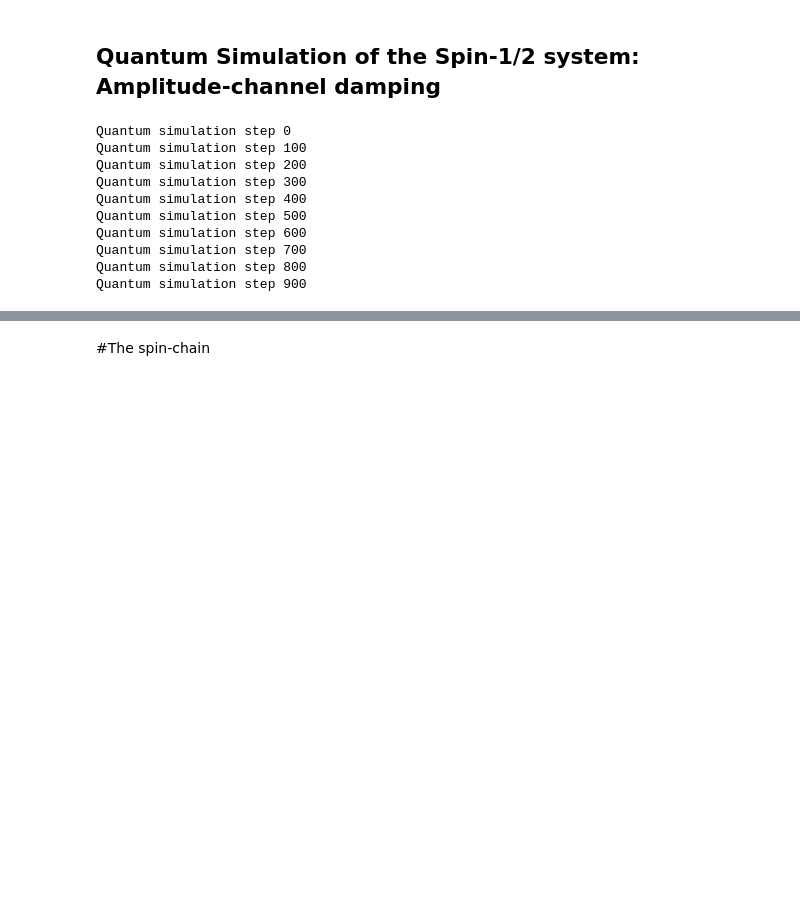
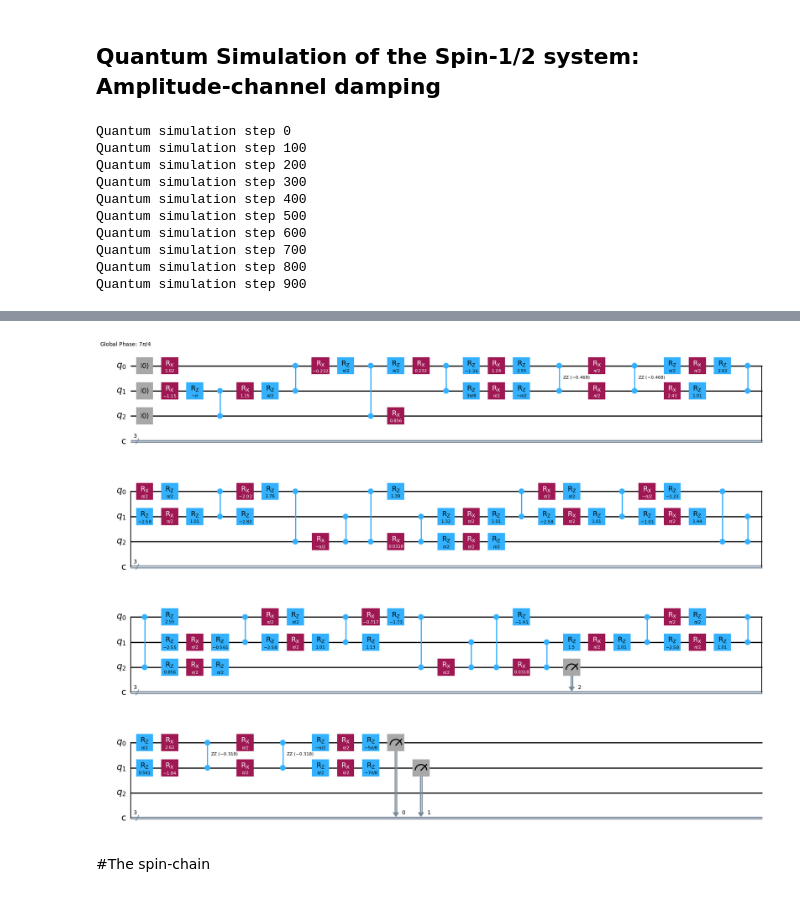
Before and after one commit to batistagroup/qflux, a Jupyter notebook: demos/Part_II_qflux.ipynb, the cells around one changed output, grey strips where cells are left out. Drawn from its saved outputs; the diff is of its cells as text; code cells hidden in the pictures; blank space fills up the shorter version.

```diff
--- a/demos/Part_II_qflux.ipynb
+++ b/demos/Part_II_qflux.ipynb
@@ -152,3 +159,12 @@ plt.legend(loc = 'upper right')
+# %%
+#visualize the complexity quantum circuit by transpiling it into a specific basis gate set.
+from qiskit import transpile
+
+basis_gates = ['cz', 'id', 'rx', 'rz', 'rzz', 'sx', 'x']
+compiled_circuit = transpile(res_quantum['circuits'][200], basis_gates=basis_gates, optimization_level=1)
+compiled_circuit.draw('mpl')
+# %% [output]
+[figure, added]
 # %% [markdown]
 #The spin-chain
 # %% [markdown]
```
Also changed, not shown: parts of 7 cells of this notebook, 1 other file.
